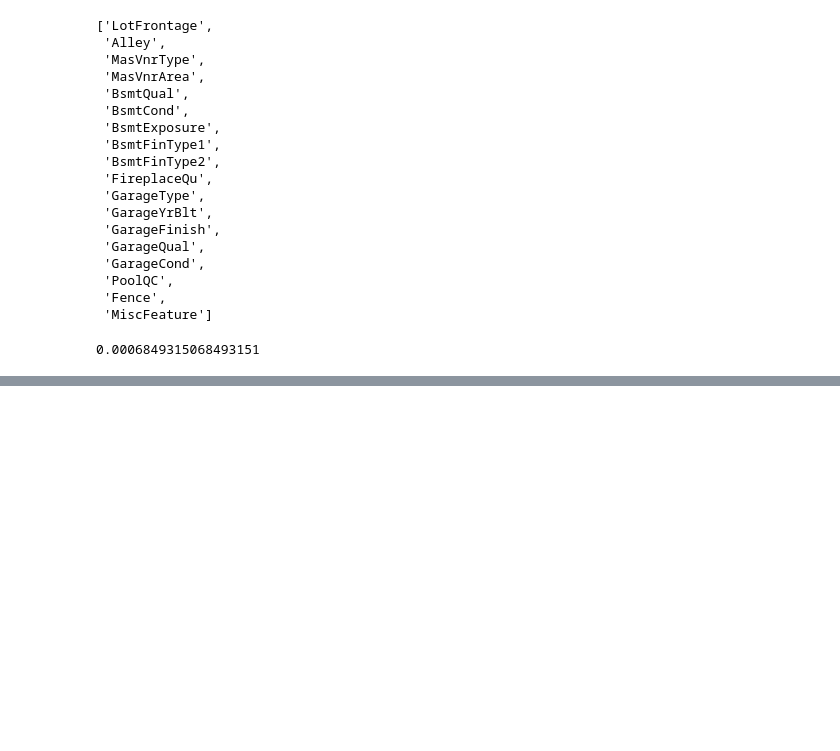
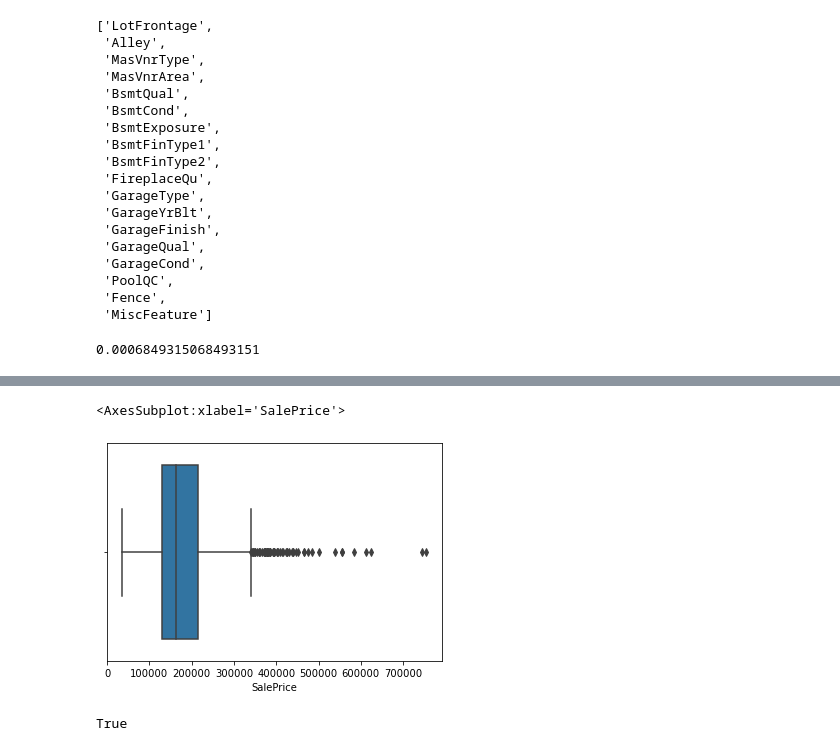
Before and after one commit to FazlullahBokhari/python-Labraries, a Jupyter notebook: EDA.ipynb, the cells around one changed output, grey strips where cells are left out. Cells and saved outputs as stored; diff of their text form; code cells hidden in the pictures; blank space fills up the shorter version.

Commit message:
numerical values

```diff
--- a/EDA.ipynb
+++ b/EDA.ipynb
@@ -136,0 +162,11 @@ MiscFeature 96.3 % missing values
+# %%
+sns.boxplot(dataset['SalePrice'])
+# %% [output]
+<AxesSubplot:xlabel='SalePrice'>
+[figure, added]
+# %%
+## list of numerical variables
+
+dataset['SalePrice'].dtypes != 'object'
+# %% [output]
+True
```
Also changed, not shown: parts of 4 cells of this notebook.
